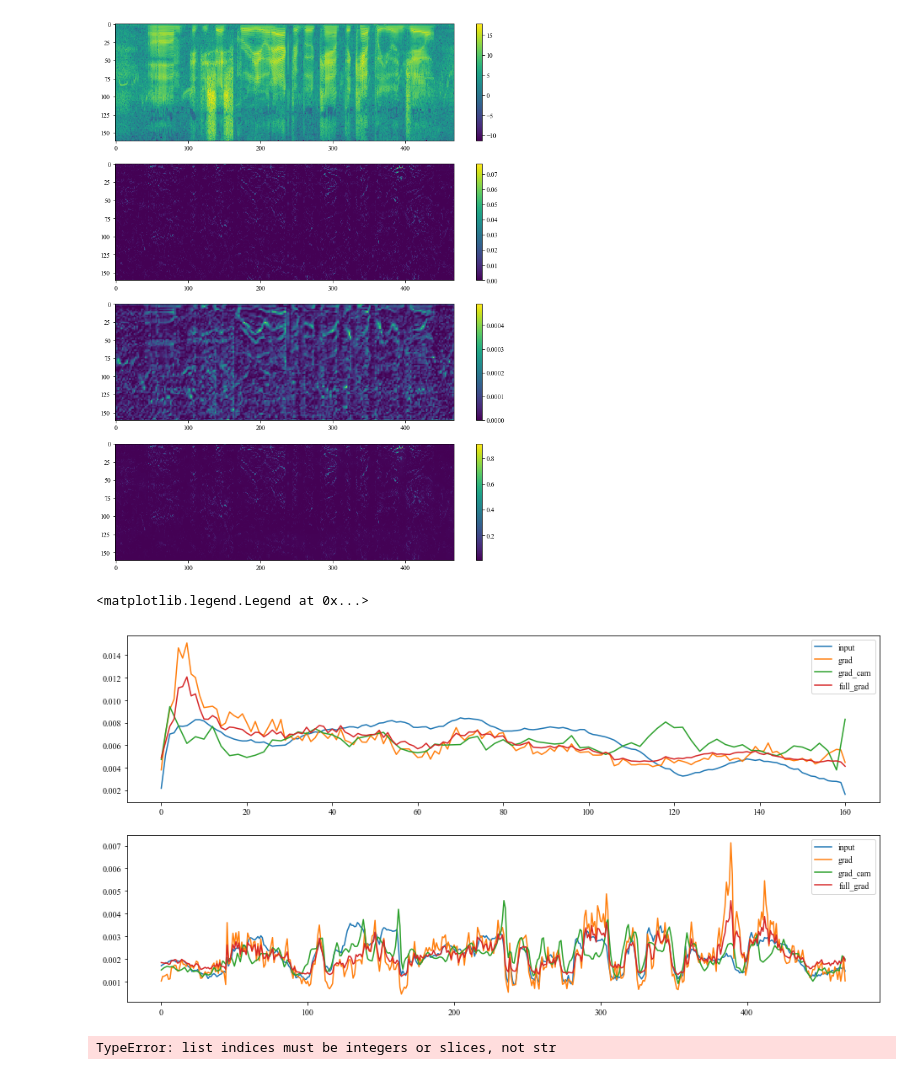
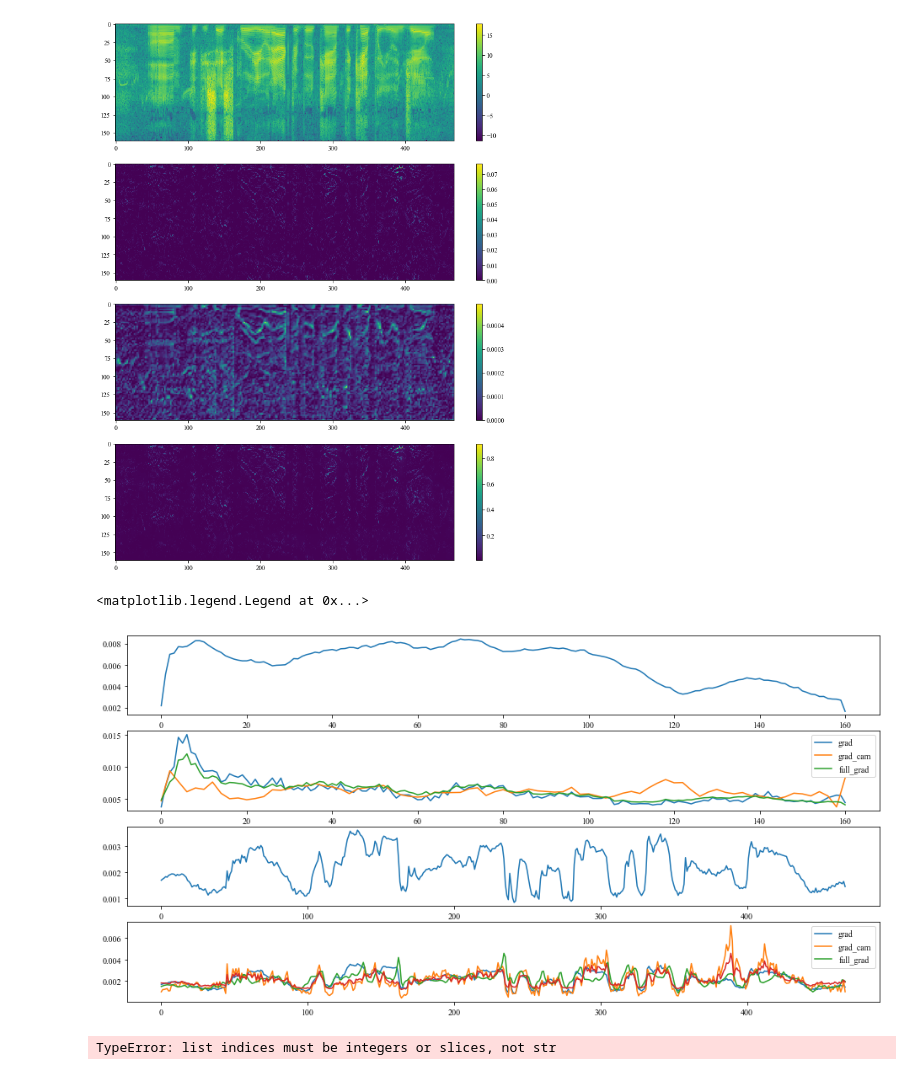
Before and after one commit to Wenhao-Yang/SpeakerVerifiaction-pytorch, a Jupyter notebook: Misc/hook_conv.ipynb, the cells around one changed output. Saved outputs shown, nothing was run; the diff lists cells and outputs as text; code cells hidden in the pictures.

```diff
--- a/Misc/hook_conv.ipynb
+++ b/Misc/hook_conv.ipynb
@@ -202,31 +202,31 @@ for i in range(len(vis_grad)):
 # %%
 def plot_grad(grad, axis):
     this_grad = grad.squeeze().detach().numpy().transpose().mean(axis=axis)
     this_grad /= this_grad.sum()
     plt.plot(this_grad)
 
 plt.figure(figsize=(16, 8))
 
-plt.subplot(2,1,1)
+plt.subplot(4,1,1)
 plot_grad(vis_grad[0], 1)
 
-plt.subplot(2,1,2)
+plt.subplot(4,1,2)
 for i in range(1, len(vis_grad)):
     plot_grad(vis_grad[i], 1)
 
 plt.legend(['grad', 'grad_cam', 'full_grad'])
 
-plt.subplot(2,1,3)
-plot_grad(vis_grad[i], 0)
+plt.subplot(4,1,3)
+plot_grad(vis_grad[0], 0)
 
-plt.subplot(2,1,4)
+plt.subplot(4,1,4)
 for i in range(len(vis_grad)):
     plot_grad(vis_grad[i], 0)
 
-plt.legend(['input', 'grad', 'grad_cam', 'full_grad'])
+plt.legend(['grad', 'grad_cam', 'full_grad'])
 # %% [output]
 <matplotlib.legend.Legend at 0x...>
-[figure, old version]
+[figure, new version]
 # %%
 im = plt.imshow(in_feature_grads['Conv2d'].squeeze().numpy().transpose())
 plt.colorbar(im)  # 显示颜色标尺
```
Also changed, not shown: parts of 1 cell of this notebook.
